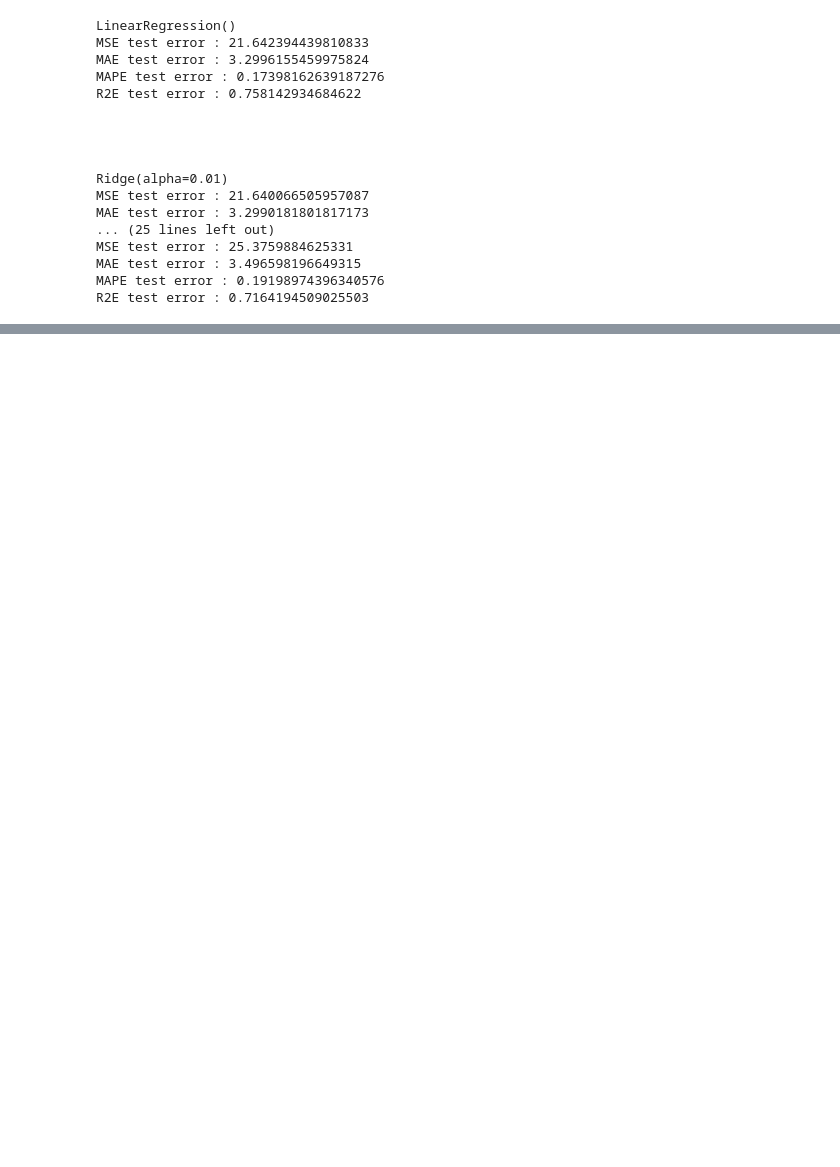
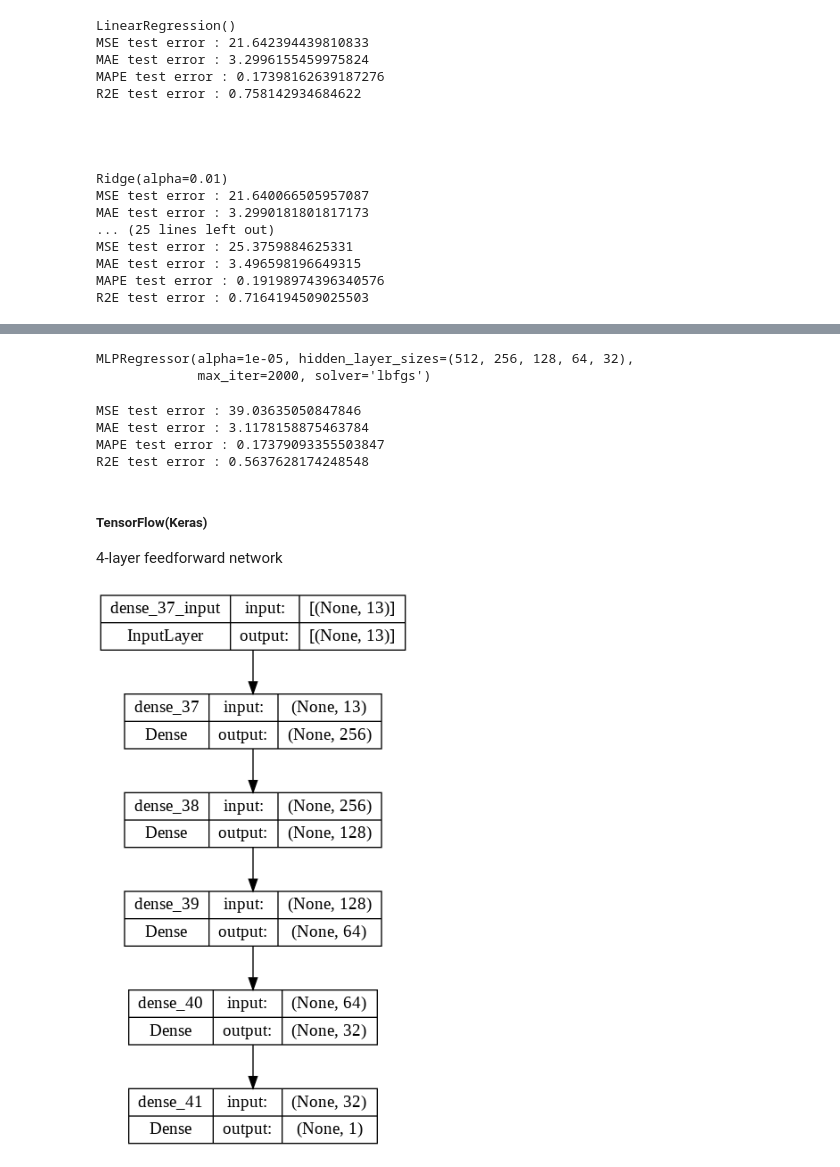
Before and after one commit to peyman886/applied-data-science-coursework, a Jupyter notebook: 2_Regression/Regression.ipynb, the cells around one changed output, grey strips where cells are left out. Drawn from its saved outputs; the diff is of its cells as text; code cells hidden in the pictures; blank space fills up the shorter version.

```diff
--- a/2_Regression/Regression.ipynb
+++ b/2_Regression/Regression.ipynb
@@ -199,0 +212,18 @@ R2E test error : 0.7164194509025503
+# %%
+from sklearn.neural_network import MLPRegressor
+model = MLPRegressor(solver='lbfgs', alpha=1e-5,hidden_layer_sizes=(256, 128, 64,32),max_iter=2000)
+model.fit(X_train, y_train)
+# %% [output]
+MLPRegressor(alpha=1e-05, hidden_layer_sizes=(512, 256, 128, 64, 32),
+             max_iter=2000, solver='lbfgs')
+# %%
+predicted = model.predict(X_test)
+evaluation(predicted)
+# %% [output]
+MSE test error : 39.03635050847846
+MAE test error : 3.1178158875463784
+MAPE test error : 0.17379093355503847
+R2E test error : 0.5637628174248548
+# %% [markdown]
+##### TensorFlow(Keras)
+4-layer feedforward network
@@ -199,0 +236,12 @@ R2E test error : 0.7164194509025503
+# %%
+model = Sequential()
+model.add(Dense(256, input_dim=X_train.shape[1], activation='relu'))
+model.add(Dense(128, activation='relu'))
+model.add(Dense(64, activation='relu'))
+model.add(Dense(32, activation='relu'))
+model.add(Dense(1, activation='linear'))
+# %%
+from tensorflow.keras.utils import plot_model
+plot_model(model,show_shapes=True)
+# %% [output]
+[figure, added]
```
Also changed, not shown: parts of 30 cells of this notebook.
